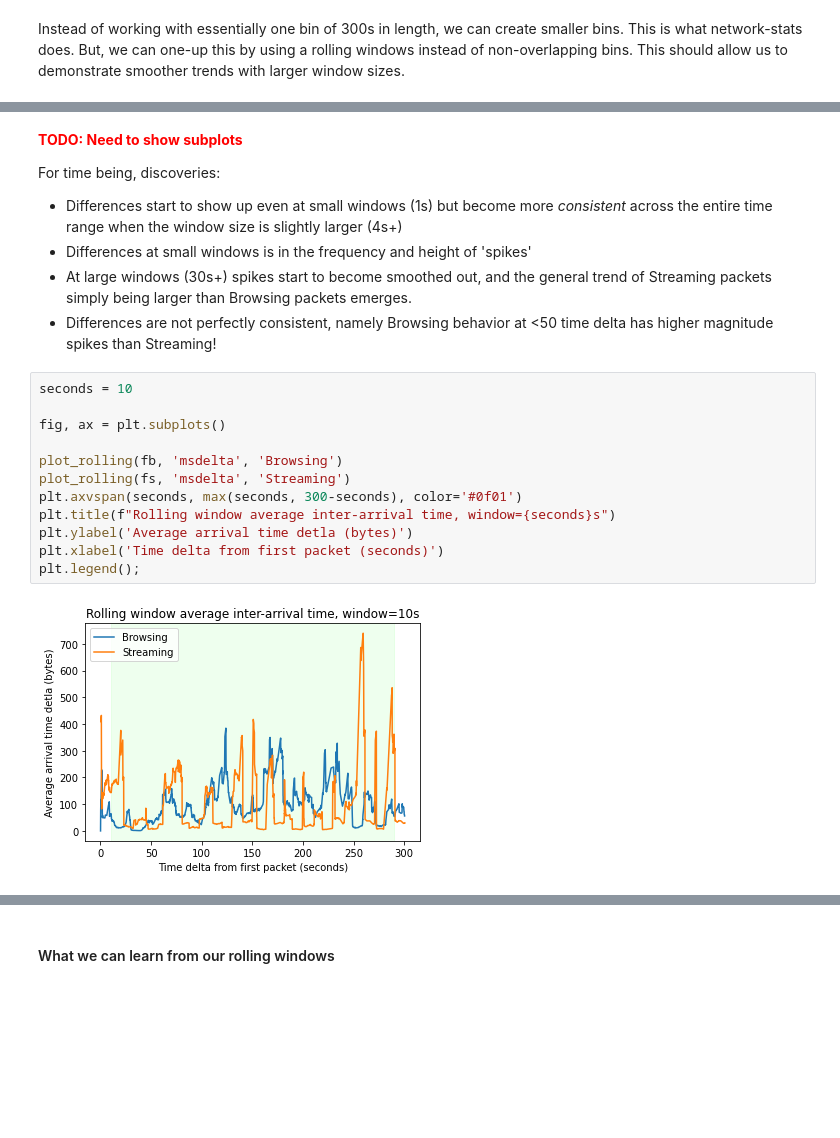
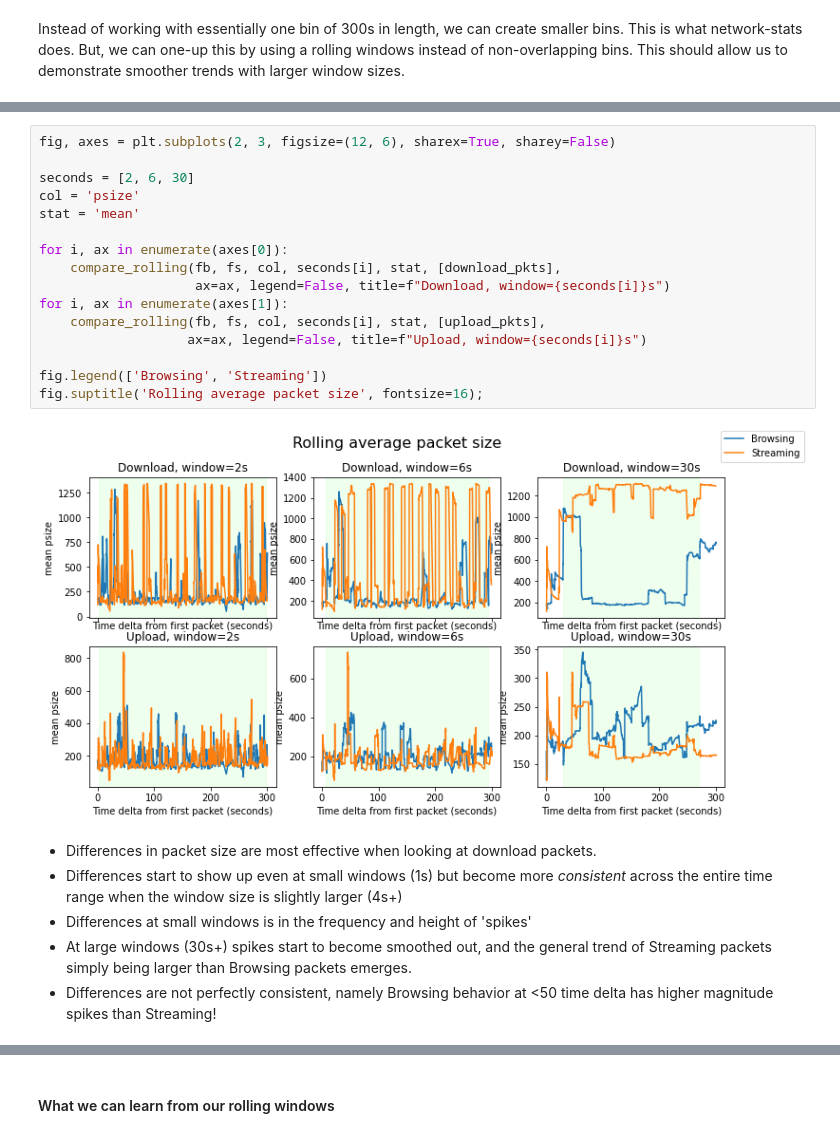
Before and after one commit to parkeraddison/flowpic-replication, a Jupyter notebook: notebooks/3_cleaning-and-features.ipynb, the cells around one changed output, grey strips where cells are left out. Saved outputs shown, nothing was run; the diff lists cells and outputs as text; blank space fills up the shorter version.

```diff
--- a/notebooks/3_cleaning-and-features.ipynb
+++ b/notebooks/3_cleaning-and-features.ipynb
@@ -462,22 +492,24 @@ plt.legend();
+# %%
+fig, axes = plt.subplots(2, 3, figsize=(12, 6), sharex=True, sharey=False)
+
+seconds = [2, 6, 30]
+col = 'psize'
+stat = 'mean'
+
+for i, ax in enumerate(axes[0]):
+    compare_rolling(fb, fs, col, seconds[i], stat, [download_pkts],
+                    ax=ax, legend=False, title=f"Download, window={seconds[i]}s")
+for i, ax in enumerate(axes[1]):
+    compare_rolling(fb, fs, col, seconds[i], stat, [upload_pkts],
+                   ax=ax, legend=False, title=f"Upload, window={seconds[i]}s")
+
+fig.legend(['Browsing', 'Streaming'])
+fig.suptitle('Rolling average packet size', fontsize=16);
+# %% [output]
+[figure, added]
 # %% [markdown]
-**<font color="red">TODO: Need to show subplots</font>**
-
-For time being, discoveries:
+- Differences in packet size are most effective when looking at download packets.
 - Differences start to show up even at small windows (1s) but become more *consistent* across the entire time range when the window size is slightly larger (4s+)
 - Differences at small windows is in the frequency and height of 'spikes'
 - At large windows (30s+) spikes start to become smoothed out, and the general trend of Streaming packets simply being larger than Browsing packets emerges.
 - Differences are not perfectly consistent, namely Browsing behavior at <50 time delta has higher magnitude spikes than Streaming!
-# %%
-seconds = 10
-
-fig, ax = plt.subplots()
-
-plot_rolling(fb, 'msdelta', 'Browsing')
-plot_rolling(fs, 'msdelta', 'Streaming')
-plt.axvspan(seconds, max(seconds, 300-seconds), color='#0f01')
-plt.title(f"Rolling window average inter-arrival time, window={seconds}s")
-plt.ylabel('Average arrival time detla (bytes)')
-plt.xlabel('Time delta from first packet (seconds)')
-plt.legend();
-# %% [output]
-[figure, removed]
```
Also changed, not shown: parts of 10 cells of this notebook.
